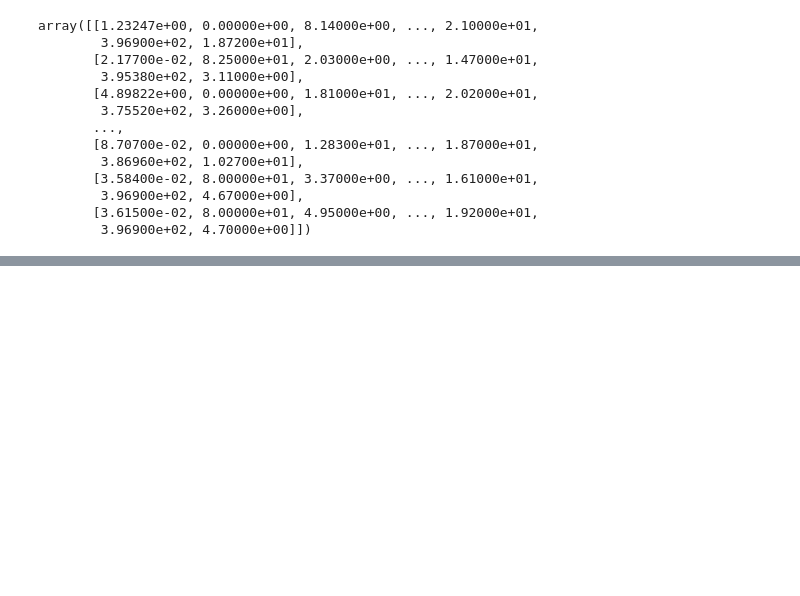
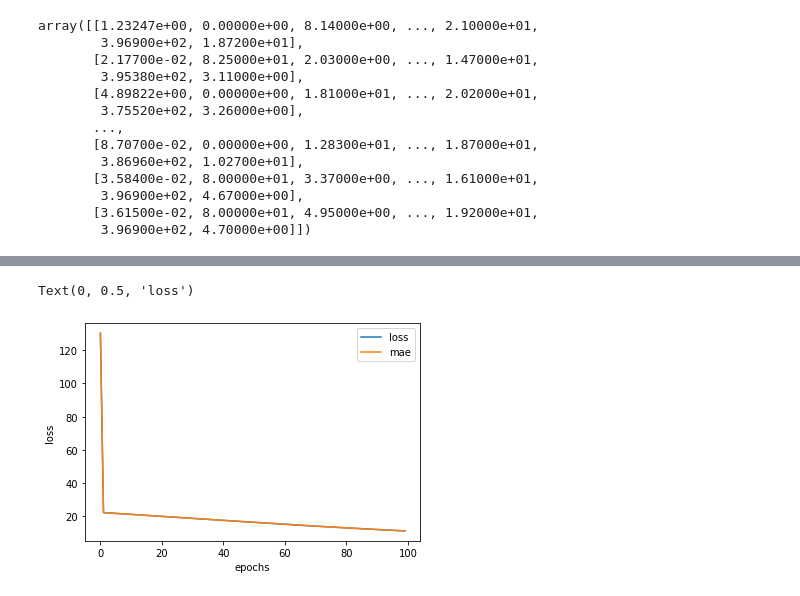
Before and after one commit to sameer203/Tensorflow_, a Jupyter notebook: 02A_Boston_Dataset_Regression.ipynb, the cells around one changed output, grey strips where cells are left out. Cells and saved outputs as stored; diff of their text form; code cells hidden in the pictures; blank space fills up the shorter version.

```diff
--- a/02A_Boston_Dataset_Regression.ipynb
+++ b/02A_Boston_Dataset_Regression.ipynb
@@ -27,0 +68,23 @@ array([[1.23247e+00, 0.00000e+00, 8.14000e+00, ..., 2.10000e+01,
+# %%
+# model 2
+
+#set random seed
+tf.random.set_seed(42)
+
+#Neuralnet model
+model_2 = tf.keras.Sequential([
+                               tf.keras.layers.Dense(100, activation="relu"),
+                               tf.keras.layers.Dense(10, activation="relu"),
+                               tf.keras.layers.Dense(1)
+])
+
+#compile the model
+model_2.compile(loss=tf.keras.losses.mae,
+                optimizer=tf.keras.optimizers.SGD(),
+                metrics=["mae"])
+
+#fit the model
+history_2 = model_2.fit(x_train,y_train,
+                        epochs=100,
+                        verbose=0,
+                        )
@@ -27,0 +96,7 @@ array([[1.23247e+00, 0.00000e+00, 8.14000e+00, ..., 2.10000e+01,
+# %%
+pd.DataFrame(history_2.history).plot()
+plt.xlabel("epochs")
+plt.ylabel("loss")
+# %% [output]
+Text(0, 0.5, 'loss')
+[figure, added]
```
Also changed, not shown: parts of 10 cells of this notebook.
